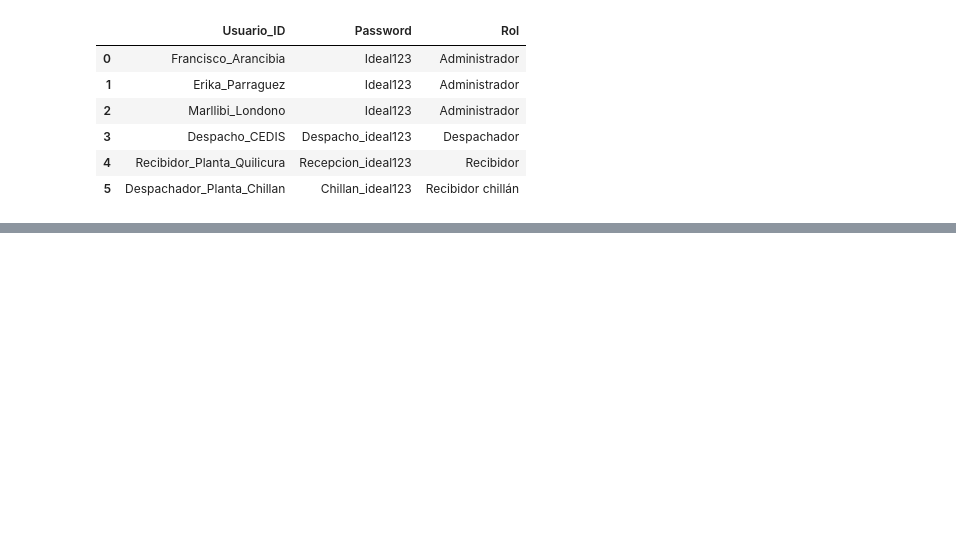
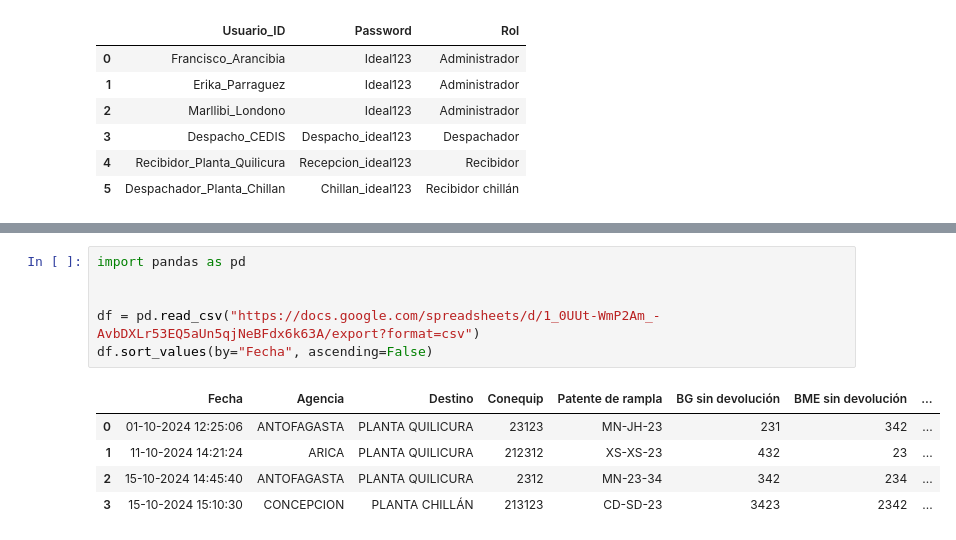
Before and after one commit to ReportFuco/proyect-CDE, a Jupyter notebook: pruebas.ipynb, the cells around one changed output, grey strips where cells are left out. Cells and saved outputs as stored; diff of their text form; blank space fills up the shorter version.

```diff
--- a/pruebas.ipynb
+++ b/pruebas.ipynb
@@ -185,3 +185,15 @@ df
 | 10 | 17-09-2024 16:24:30 | ARICA | 2223 | DA-23-SD | 23 | 234 | 21 | 23 | ... |
 | 11 | 24-09-2024 18:26:53 | ANTOFAGASTA | 231 | DS-32-SD | 232 | 231 | 23 | 4 | ... |
 | 12 | 24-09-2024 18:27:14 | ANTOFAGASTA | 232 | 32-23-42 | 34 | 0 | 0 | 0 | ... |
+# %%
+import pandas as pd
+
+
+df = pd.read_csv("https://docs.google.com/spreadsheets/d/1_0UUt-WmP2Am_-AvbDXLr53EQ5aUn5qjNeBFdx6k63A/export?format=csv")
+df.sort_values(by="Fecha", ascending=False)
+# %% [output]
+|  | Fecha | Agencia | Destino | Conequip | Patente de rampla | BG sin devolución | BME sin devolución | ... |
+| 0 | 01-10-2024 12:25:06 | ANTOFAGASTA | PLANTA QUILICURA | 23123 | MN-JH-23 | 231 | 342 | ... |
+| 1 | 11-10-2024 14:21:24 | ARICA | PLANTA QUILICURA | 212312 | XS-XS-23 | 432 | 23 | ... |
+| 2 | 15-10-2024 14:45:40 | ANTOFAGASTA | PLANTA QUILICURA | 2312 | MN-23-34 | 342 | 234 | ... |
+| 3 | 15-10-2024 15:10:30 | CONCEPCION | PLANTA CHILLÁN | 213123 | CD-SD-23 | 3423 | 2342 | ... |
```
Also changed, not shown: 1 other file.
